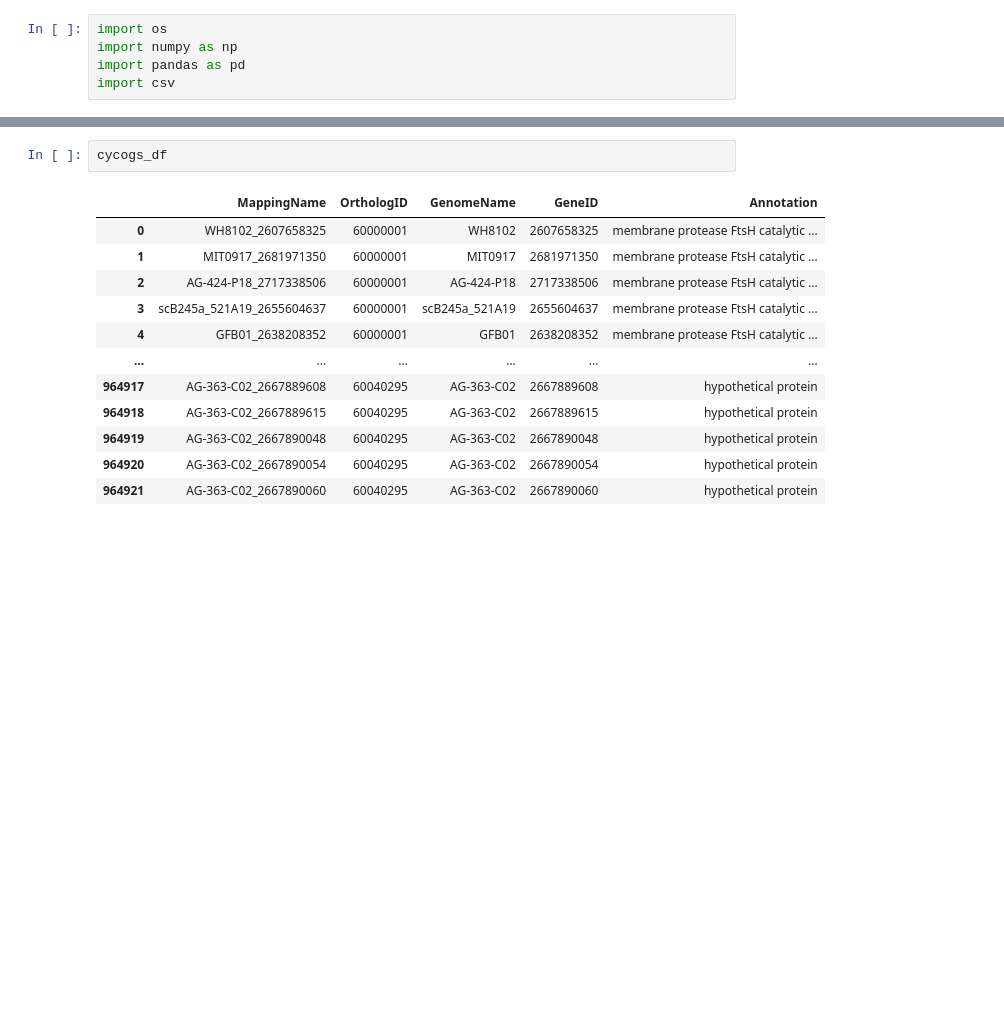
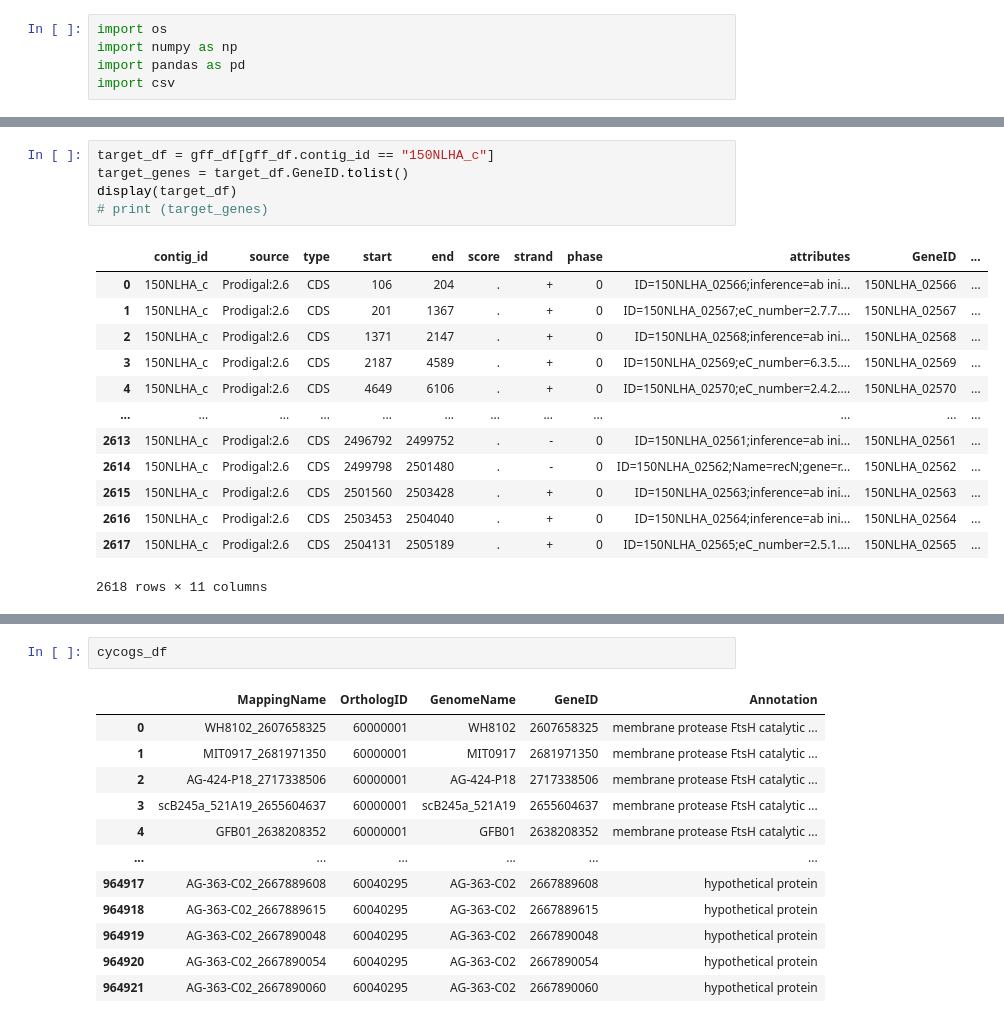
Before and after one commit to Jonahv11/cyano-serralysins, a Jupyter notebook: island-analysis/cycog_neighbors.ipynb, the cells around one changed output, grey strips where cells are left out. Drawn from its saved outputs; the diff is of its cells as text; blank space fills up the shorter version.

```diff
--- a/island-analysis/cycog_neighbors.ipynb
+++ b/island-analysis/cycog_neighbors.ipynb
@@ -12,0 +64,19 @@ cycogs_df = pd.read_csv(datapath3)
+# %%
+target_df = gff_df[gff_df.contig_id == "150NLHA_c"]
+target_genes = target_df.GeneID.tolist()
+display(target_df)
+# print (target_genes)
+# %% [output]
+|  | contig_id | source | type | start | end | score | strand | phase | attributes | GeneID | ... |
+| 0 | 150NLHA_c | Prodigal:2.6 | CDS | 106 | 204 | . | + | 0 | ID=150NLHA_02566;inference=ab ini... | 150NLHA_02566 | ... |
+| 1 | 150NLHA_c | Prodigal:2.6 | CDS | 201 | 1367 | . | + | 0 | ID=150NLHA_02567;eC_number=2.7.7.... | 150NLHA_02567 | ... |
+| 2 | 150NLHA_c | Prodigal:2.6 | CDS | 1371 | 2147 | . | + | 0 | ID=150NLHA_02568;inference=ab ini... | 150NLHA_02568 | ... |
+| 3 | 150NLHA_c | Prodigal:2.6 | CDS | 2187 | 4589 | . | + | 0 | ID=150NLHA_02569;eC_number=6.3.5.... | 150NLHA_02569 | ... |
+| 4 | 150NLHA_c | Prodigal:2.6 | CDS | 4649 | 6106 | . | + | 0 | ID=150NLHA_02570;eC_number=2.4.2.... | 150NLHA_02570 | ... |
+| ... | ... | ... | ... | ... | ... | ... | ... | ... | ... | ... | ... |
+| 2613 | 150NLHA_c | Prodigal:2.6 | CDS | 2496792 | 2499752 | . | - | 0 | ID=150NLHA_02561;inference=ab ini... | 150NLHA_02561 | ... |
+| 2614 | 150NLHA_c | Prodigal:2.6 | CDS | 2499798 | 2501480 | . | - | 0 | ID=150NLHA_02562;Name=recN;gene=r... | 150NLHA_02562 | ... |
+| 2615 | 150NLHA_c | Prodigal:2.6 | CDS | 2501560 | 2503428 | . | + | 0 | ID=150NLHA_02563;inference=ab ini... | 150NLHA_02563 | ... |
+| 2616 | 150NLHA_c | Prodigal:2.6 | CDS | 2503453 | 2504040 | . | + | 0 | ID=150NLHA_02564;inference=ab ini... | 150NLHA_02564 | ... |
+| 2617 | 150NLHA_c | Prodigal:2.6 | CDS | 2504131 | 2505189 | . | + | 0 | ID=150NLHA_02565;eC_number=2.5.1.... | 150NLHA_02565 | ... |
+2618 rows × 11 columns
```
Also changed, not shown: parts of 6 cells of this notebook.
